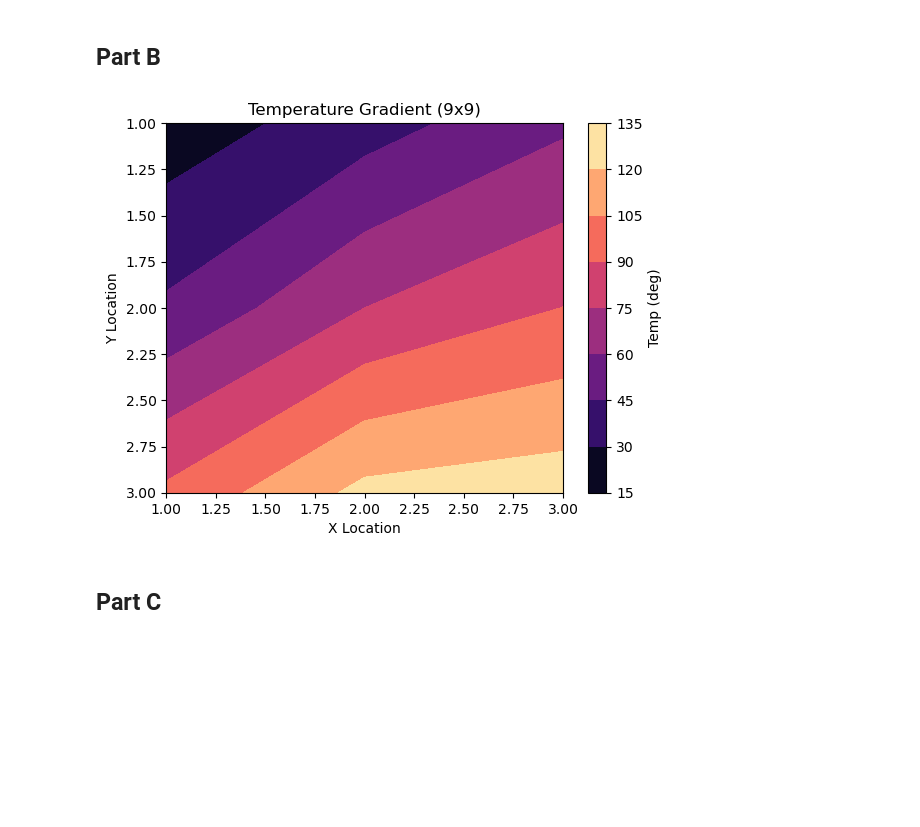
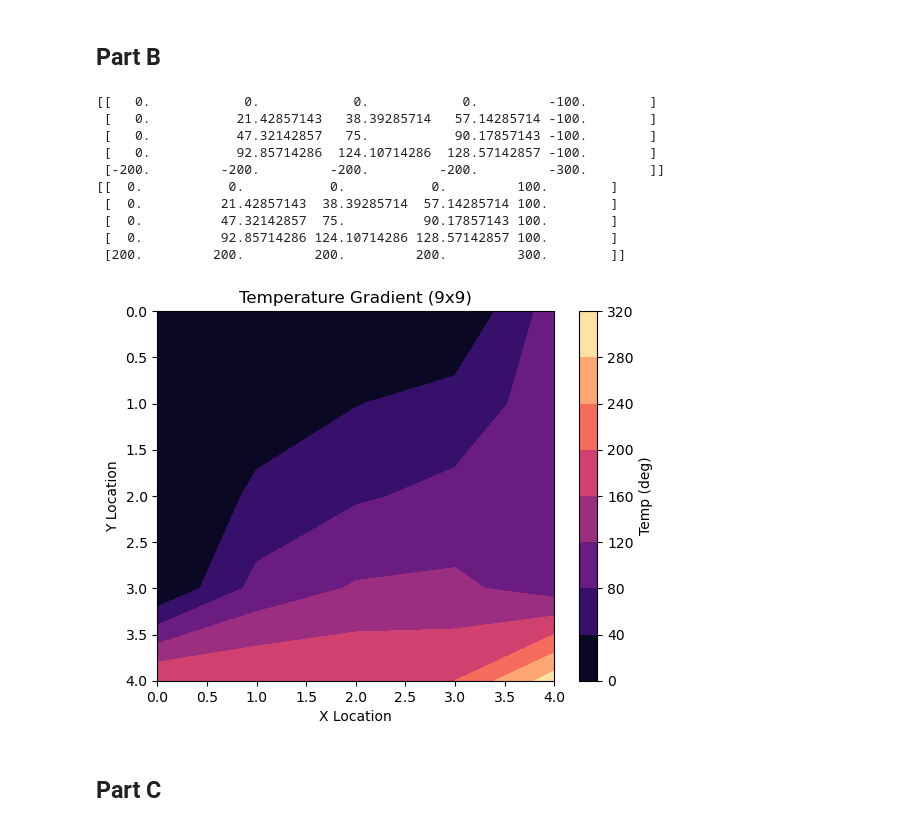
Before and after one commit to sladesladeslade/SchoolStuff, a Jupyter notebook: aeroComputing/HW3/AEEM2058_Slade_Brooks_HW3.ipynb, the cells around one changed output. Cells and saved outputs as stored; diff of their text form; code cells hidden in the pictures; blank space fills up the shorter version.

```diff
--- a/aeroComputing/HW3/AEEM2058_Slade_Brooks_HW3.ipynb
+++ b/aeroComputing/HW3/AEEM2058_Slade_Brooks_HW3.ipynb
@@ -251,23 +254,40 @@ Number of iterations = 4
+# %%
+# add wall temp values back
+# pad matrix
+conjGrad9 = np.pad(conjGrad9, 1)
 # %%
-# reshape conjGrad output to be a 2D array
-conjGrad9 = conjGrad9.reshape([3, 3])
+
+# replace wall values
+conjGrad9[:,-1] = 100
+conjGrad9[-1,:] = 200
+conjGrad9[-1,-1] = 300
 
 # set up an xy grid to plot with
-x = np.arange(1, 4)
+x = np.arange(0, 5)
 y = x
 
 # plot contour plot with magma because scary ooh
 plt.contourf(x, y, conjGrad9, cmap="magma")
 # invert axis to match problem diagram
 plt.gca().invert_yaxis()
 # formatting b/c yay
 plt.xlabel("X Location")
 plt.ylabel("Y Location")
 plt.title("Temperature Gradient (9x9)")
 plt.colorbar(label="Temp (deg)")
 plt.show()
 # %% [output]
+[[   0.            0.            0.            0.         -100.        ]
+ [   0.           21.42857143   38.39285714   57.14285714 -100.        ]
+ [   0.           47.32142857   75.           90.17857143 -100.        ]
+ [   0.           92.85714286  124.10714286  128.57142857 -100.        ]
+ [-200.         -200.         -200.         -200.         -300.        ]]
+[[  0.           0.           0.           0.         100.        ]
+ [  0.          21.42857143  38.39285714  57.14285714 100.        ]
+ [  0.          47.32142857  75.          90.17857143 100.        ]
+ [  0.          92.85714286 124.10714286 128.57142857 100.        ]
+ [200.         200.         200.         200.         300.        ]]
-[figure, old version]
+[figure, new version]
 # %% [markdown]
 ## Part C
 # %%
```
Also changed, not shown: parts of 2 cells of this notebook.
